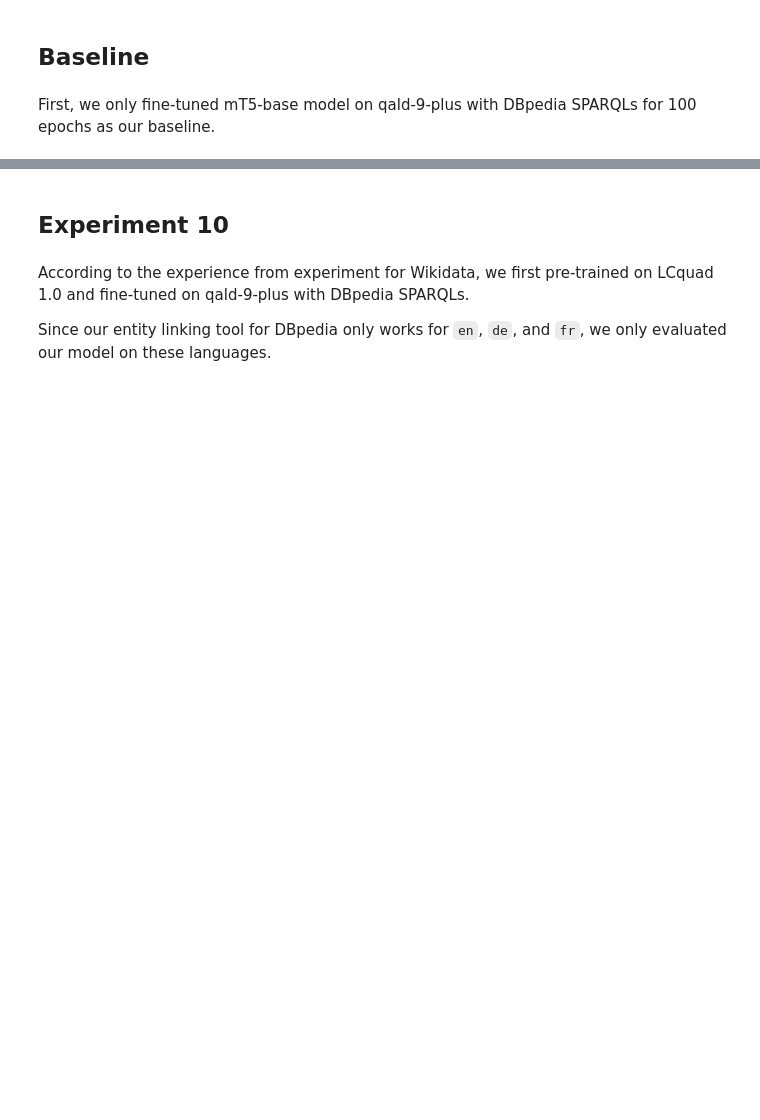
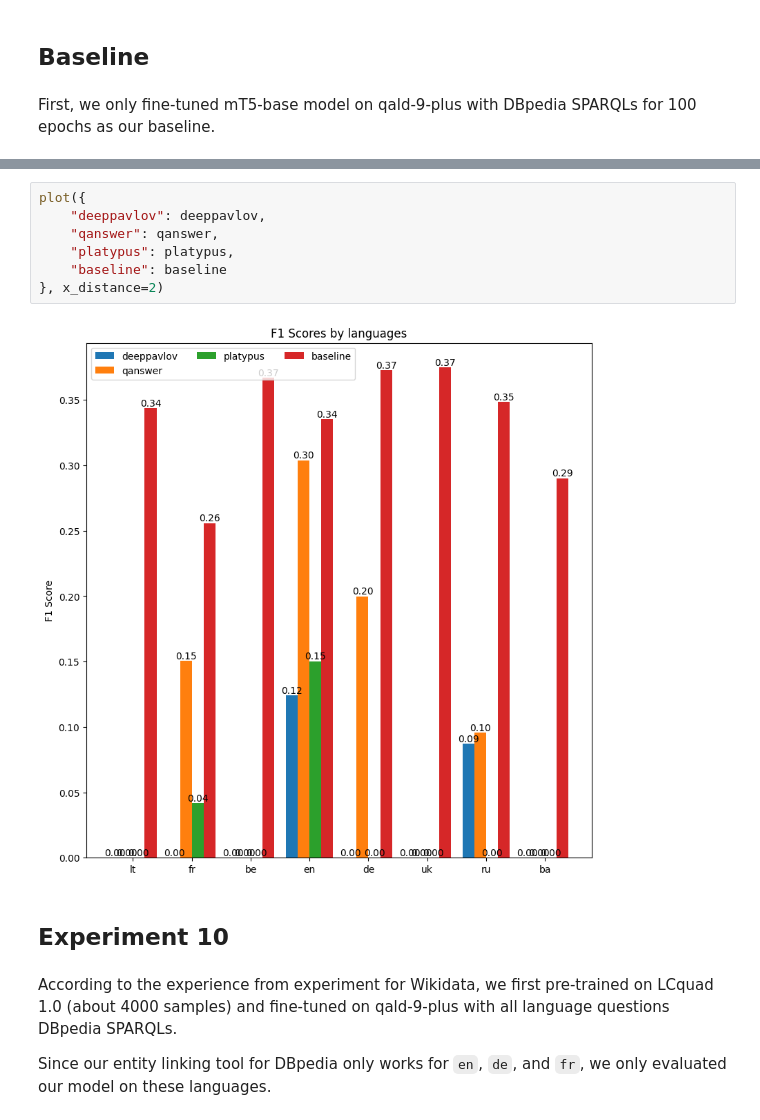
Before and after one commit to dice-group/MST5, a Jupyter notebook: notebooks/eval_results_dbpedia.ipynb, the cells around one changed output, grey strips where cells are left out. Saved outputs shown, nothing was run; the diff lists cells and outputs as text; blank space fills up the shorter version.

```diff
--- a/notebooks/eval_results_dbpedia.ipynb
+++ b/notebooks/eval_results_dbpedia.ipynb
@@ -68,10 +84,19 @@ baseline
 | 5 | lt | 0.0390 | 0.0255 | 0.0831 | 0.3435 | 0.3419 | 0.3600 | ... |
 | 6 | ru | 0.0336 | 0.0221 | 0.0700 | 0.3484 | 0.3465 | 0.3697 | ... |
 | 7 | uk | 0.0695 | 0.0641 | 0.0760 | 0.3748 | 0.3725 | 0.3935 | ... |
+# %%
+plot({
+    "deeppavlov": deeppavlov,
+    "qanswer": qanswer,
+    "platypus": platypus,
+    "baseline": baseline
+}, x_distance=2)
+# %% [output]
+[figure, added]
 # %% [markdown]
 ## Experiment 10
 # %% [markdown]
-According to the experience from experiment for Wikidata, we first pre-trained on LCquad 1.0 and fine-tuned on qald-9-plus with DBpedia SPARQLs.
+According to the experience from experiment for Wikidata, we first pre-trained on LCquad 1.0 (about 4000 samples) and fine-tuned on qald-9-plus with all language questions DBpedia SPARQLs.
 
 Since our entity linking tool for DBpedia only works for `en`, `de`, and `fr`, we only evaluated our model on these languages.
 # %%
```
Also changed, not shown: parts of 7 cells of this notebook.
